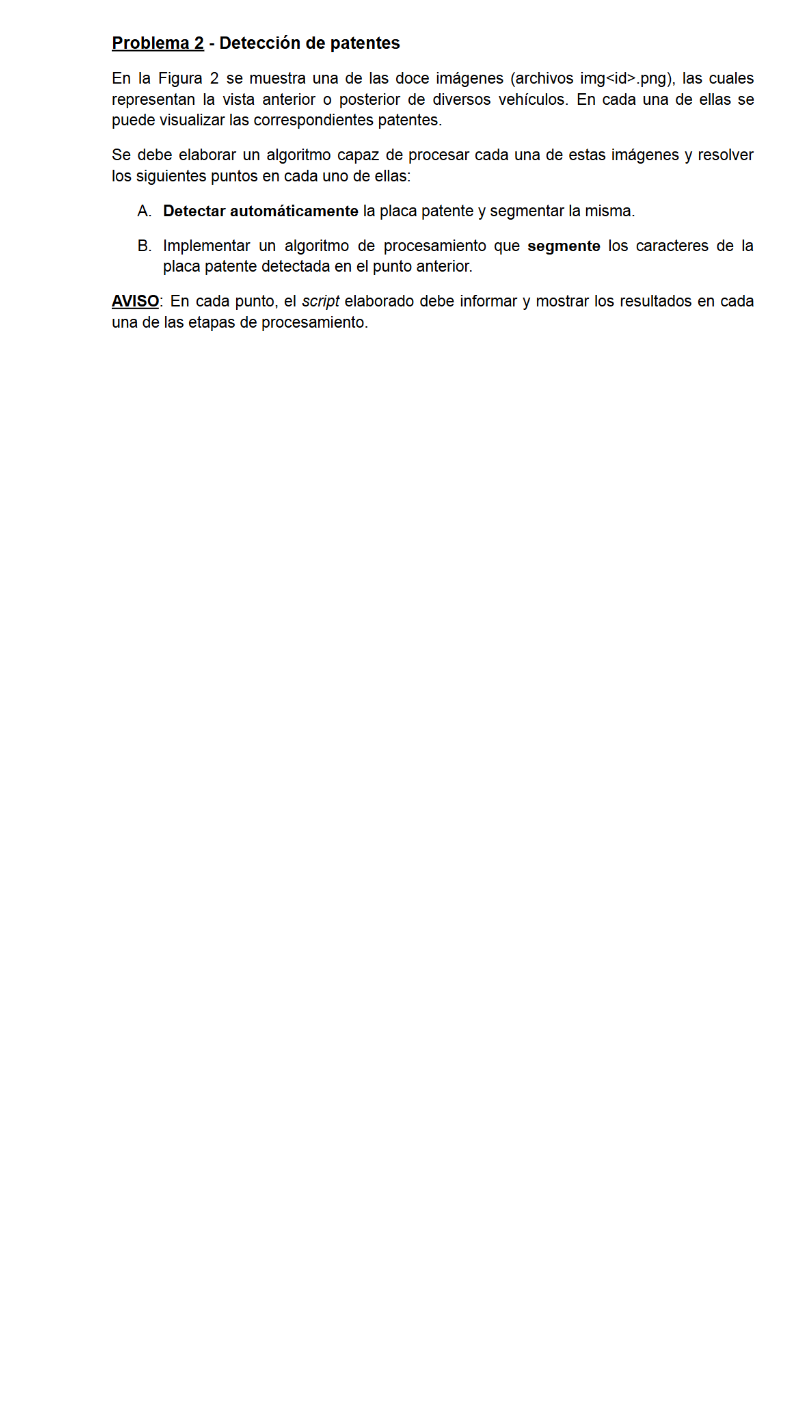
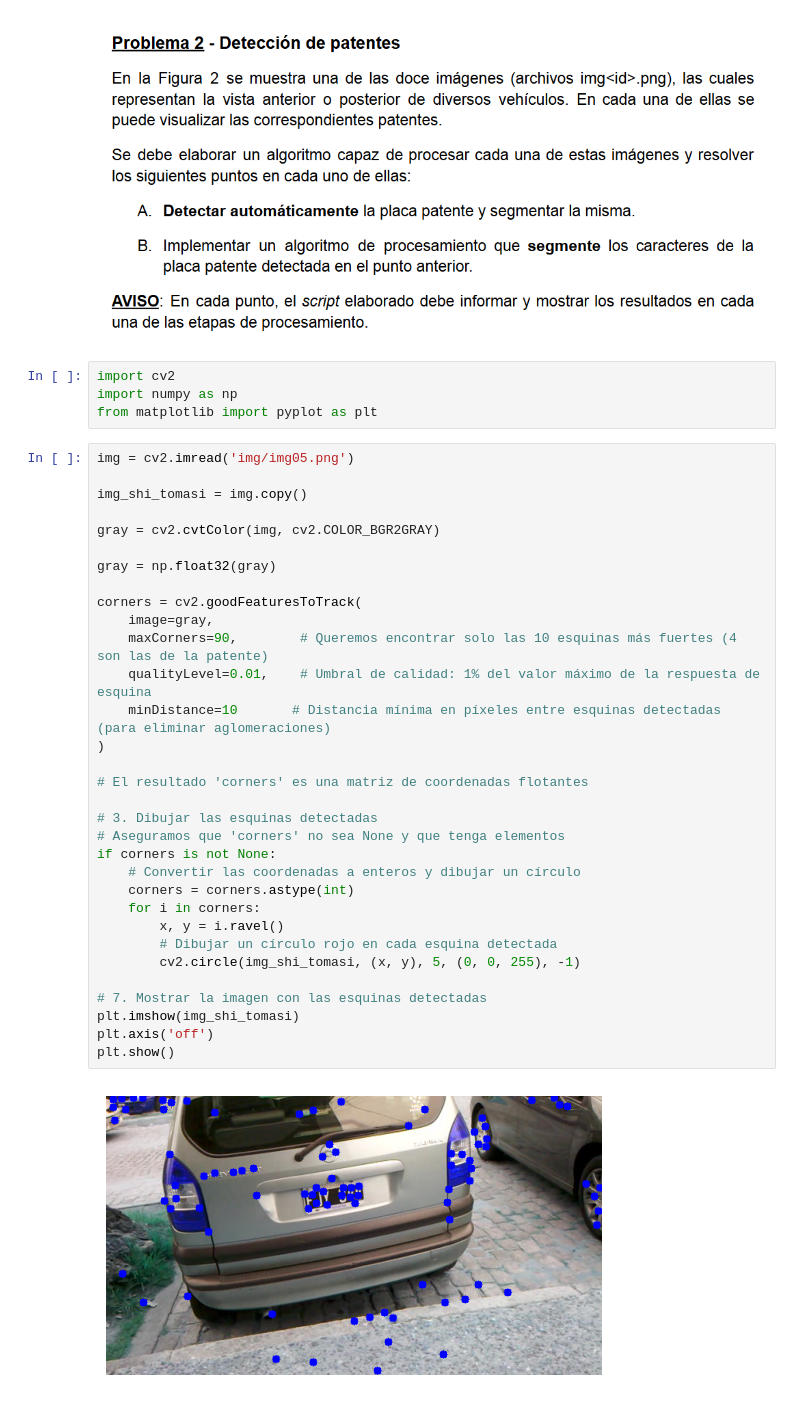
Before and after one commit to maxiromano/tp2_pdi_Molina_Romano, a Jupyter notebook: parte2.ipynb, the cells around one changed output. Drawn from its saved outputs; the diff is of its cells as text; blank space fills up the shorter version.

```diff
--- a/parte2.ipynb
+++ b/parte2.ipynb
@@ -1,2 +1,40 @@
 # %% [markdown]
 ![image.png](attachment:image.png)
+# %%
+import cv2
+import numpy as np
+from matplotlib import pyplot as plt
+# %%
+img = cv2.imread('img/img05.png')
+
+img_shi_tomasi = img.copy()
+
+gray = cv2.cvtColor(img, cv2.COLOR_BGR2GRAY)
+
+gray = np.float32(gray)
+
+corners = cv2.goodFeaturesToTrack(
+    image=gray,
+    maxCorners=90,        # Queremos encontrar solo las 10 esquinas más fuertes (4 son las de la patente)
+    qualityLevel=0.01,    # Umbral de calidad: 1% del valor máximo de la respuesta de esquina
+    minDistance=10       # Distancia mínima en píxeles entre esquinas detectadas (para eliminar aglomeraciones)
+)
+
+# El resultado 'corners' es una matriz de coordenadas flotantes
+
+# 3. Dibujar las esquinas detectadas
+# Aseguramos que 'corners' no sea None y que tenga elementos
+if corners is not None:
+    # Convertir las coordenadas a enteros y dibujar un círculo
+    corners = corners.astype(int)
+    for i in corners:
+        x, y = i.ravel()
+        # Dibujar un círculo rojo en cada esquina detectada
+        cv2.circle(img_shi_tomasi, (x, y), 5, (0, 0, 255), -1)
+
+# 7. Mostrar la imagen con las esquinas detectadas
+plt.imshow(img_shi_tomasi)
+plt.axis('off')
+plt.show()
+# %% [output]
+[figure, added]
```
Also changed, not shown: parts of 2 cells of this notebook.
